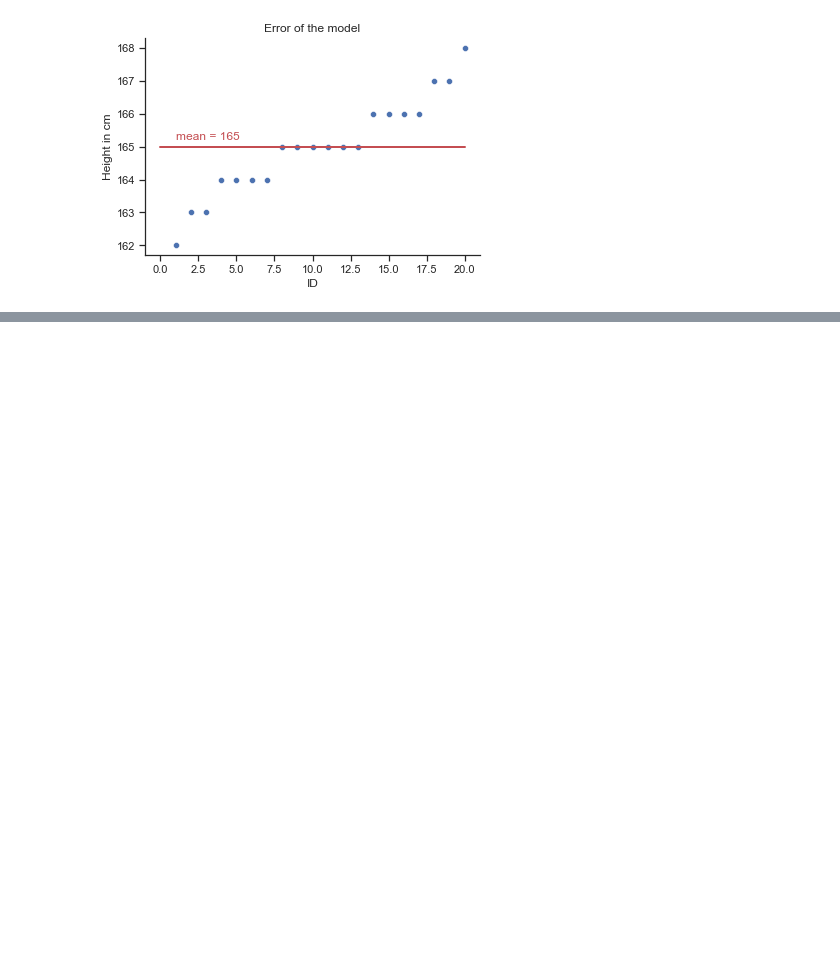
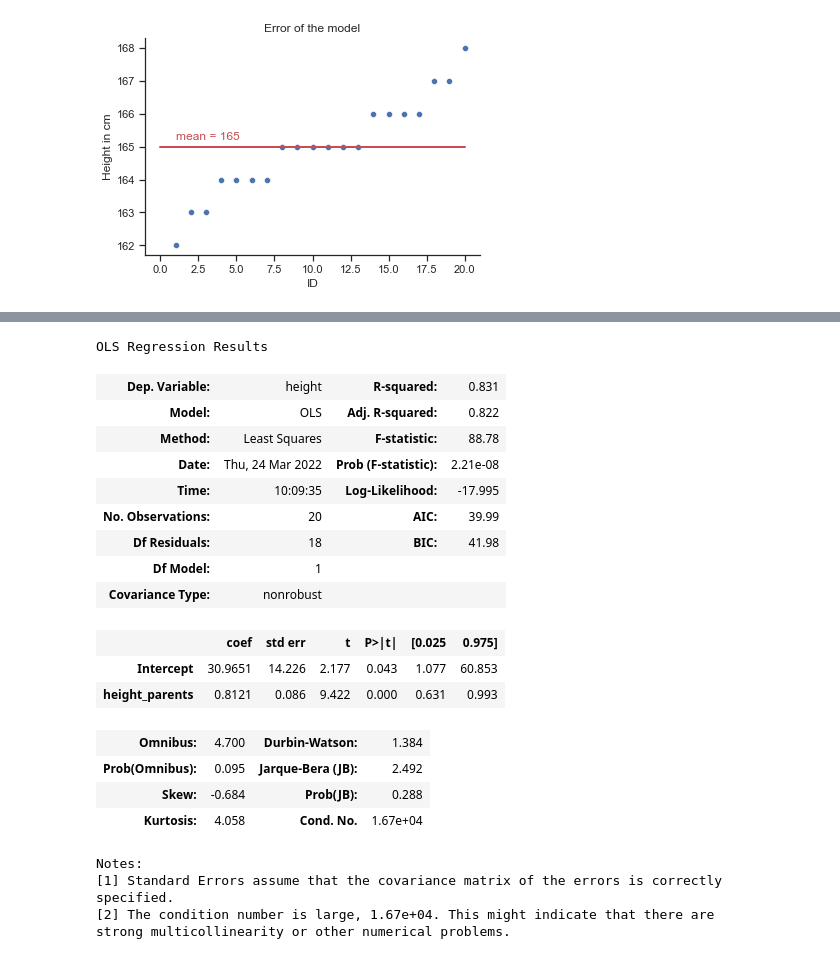
Before and after one commit to lenabinder1001/linear-regression, a Jupyter notebook: notebooks/linear-regression.ipynb, the cells around one changed output, grey strips where cells are left out. Drawn from its saved outputs; the diff is of its cells as text; code cells hidden in the pictures; blank space fills up the shorter version.

```diff
--- a/notebooks/linear-regression.ipynb
+++ b/notebooks/linear-regression.ipynb
@@ -191,0 +209,25 @@ Text(1, 165.2, 'mean = 165')
+# %%
+# summary of regression results
+lm.summary()
+# %% [output]
+OLS Regression Results
+| Dep. Variable: | height | R-squared: | 0.831 |
+| Model: | OLS | Adj. R-squared: | 0.822 |
+| Method: | Least Squares | F-statistic: | 88.78 |
+| Date: | Thu, 24 Mar 2022 | Prob (F-statistic): | 2.21e-08 |
+| Time: | 10:09:35 | Log-Likelihood: | -17.995 |
+| No. Observations: | 20 | AIC: | 39.99 |
+| Df Residuals: | 18 | BIC: | 41.98 |
+| Df Model: | 1 |  |  |
+| Covariance Type: | nonrobust |  |  |
+|  | coef | std err | t | P>|t| | [0.025 | 0.975] |
+| Intercept | 30.9651 | 14.226 | 2.177 | 0.043 | 1.077 | 60.853 |
+| height_parents | 0.8121 | 0.086 | 9.422 | 0.000 | 0.631 | 0.993 |
+| Omnibus: | 4.700 | Durbin-Watson: | 1.384 |
+| Prob(Omnibus): | 0.095 | Jarque-Bera (JB): | 2.492 |
+| Skew: | -0.684 | Prob(JB): | 0.288 |
+| Kurtosis: | 4.058 | Cond. No. | 1.67e+04 |
+Notes:
+[1] Standard Errors assume that the covariance matrix of the errors is correctly specified.
+[2] The condition number is large, 1.67e+04. This might indicate that there are
+strong multicollinearity or other numerical problems.
```
Also changed, not shown: parts of 5 cells of this notebook.
